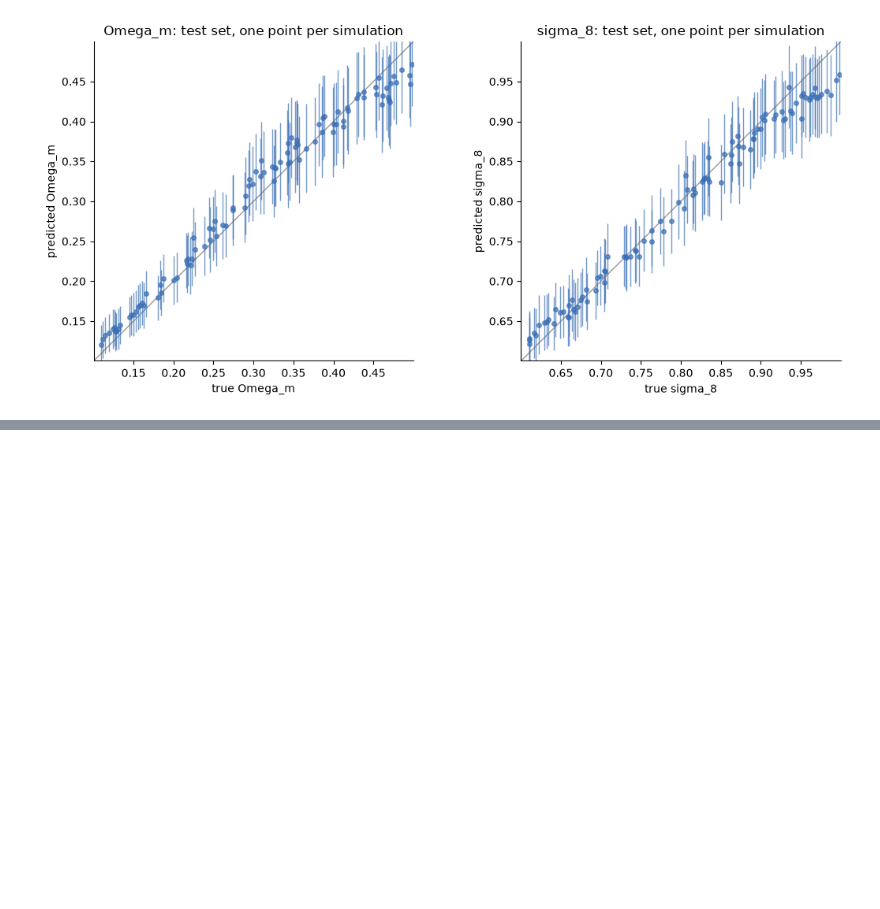
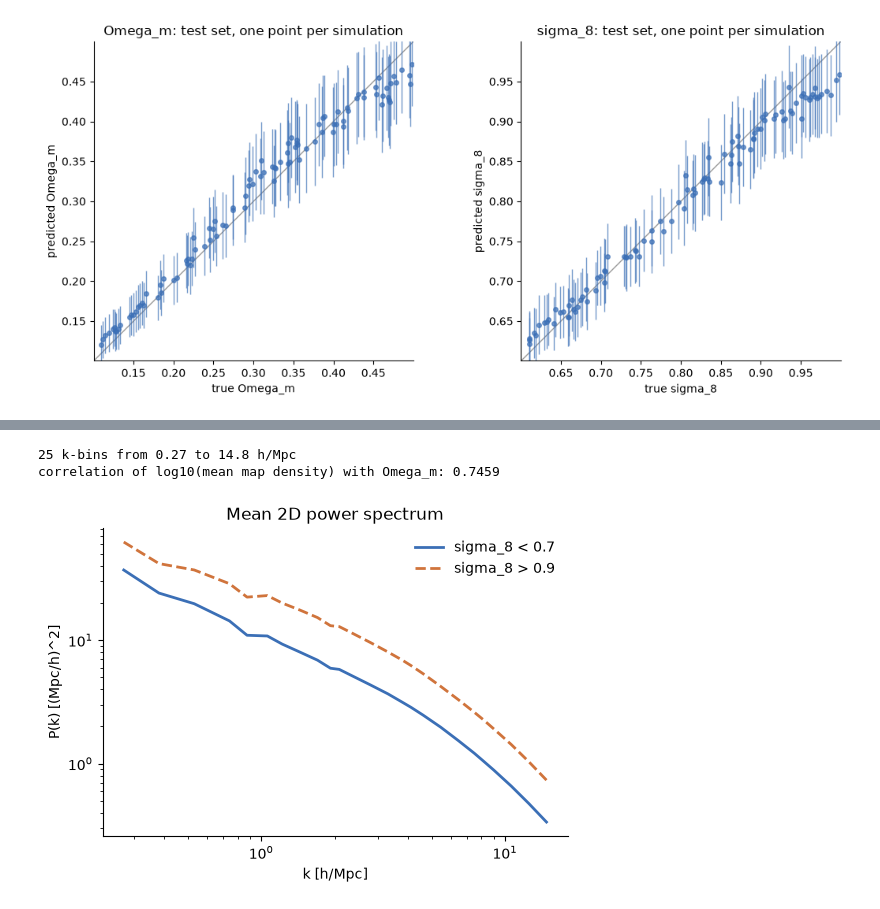
Before and after one commit to irisgnr/COMP2026, a Jupyter notebook: agentic/09_CNN/cosmo_CNN.ipynb, the cells around one changed output, grey strips where cells are left out. Drawn from its saved outputs; the diff is of its cells as text; code cells hidden in the pictures; blank space fills up the shorter version.

```diff
--- a/agentic/09_CNN/cosmo_CNN.ipynb
+++ b/agentic/09_CNN/cosmo_CNN.ipynb
@@ -302,0 +309,57 @@ sigma_8: truth 0.800 | mean prediction 0.6113 | scatter between maps 0.0117 | me
+# %%
+# ---- 2D matter power spectrum of every map ----
+BOX   = 25.0                       # CAMELS box size in Mpc/h (the maps are 256 px across)
+k_f   = 2 * np.pi / BOX            # fundamental mode, ~0.25 h/Mpc
+K_NYQ = np.pi * 128 / BOX          # Nyquist frequency of the 128x128 maps the CNN sees, ~16 h/Mpc
+CUTOFFS = [1.0, 2.0, 4.0, 8.0, K_NYQ]   # k_max values (h/Mpc) for the scale-cutoff test
+
+# |k| of every pixel in Fourier space, and log-spaced bins from k_f to K_NYQ (cutoffs are bin edges)
+n = np.fft.fftfreq(256) * 256
+kmag = np.sqrt(n[:, None]**2 + n[None, :]**2).ravel() * k_f
+edges = np.unique(np.concatenate([np.geomspace(0.999 * k_f, K_NYQ, 26), CUTOFFS]))
+bin_of = np.digitize(kmag, edges) - 1               # k=0 and k>K_NYQ fall outside the bins
+inside = (bin_of >= 0) & (bin_of < len(edges) - 1)
+onehot = np.zeros((kmag.size, len(edges) - 1))
+onehot[np.where(inside)[0], bin_of[inside]] = 1
+counts = onehot.sum(0)
+keep = counts > 0                                   # the lowest-k log bins can contain no modes
+W = onehot[:, keep] / counts[keep]                  # averaging matrix: pixel |delta_k|^2 -> bin average
+k_hi = edges[1:][keep]                              # upper edge of each kept bin
+k_mid = np.sqrt(edges[:-1] * edges[1:])[keep]
+
+PK_FILE = "pk_features.npz"                         # cached: reading all 15000 maps takes a minute or two
+cached = os.path.exists(PK_FILE) and np.array_equal(np.load(PK_FILE)["edges"], edges)
+if cached:
+    d = np.load(PK_FILE); log_pk, log_mean = d["log_pk"], d["log_mean"]
+else:
+    t0 = time.time()
+    log_pk, log_mean = np.empty((len(maps), keep.sum())), np.empty(len(maps))
+    for i in range(0, len(maps), CHUNK):
+        c = np.asarray(maps[i:i+CHUNK], dtype=np.float64)
+        mean = c.mean(axis=(1, 2))
+        delta = c / mean[:, None, None] - 1                       # overdensity field
+        P = np.abs(np.fft.fft2(delta)) ** 2 * BOX**2 / 256**4      # P(k) in (Mpc/h)^2
+        log_pk[i:i+len(c)] = np.log10(P.reshape(len(c), -1) @ W)
+        log_mean[i:i+len(c)] = np.log10(mean)
+    np.savez(PK_FILE, log_pk=log_pk, log_mean=log_mean, edges=edges)
+    print(f"computed P(k) for {len(maps)} maps in {time.time()-t0:.0f}s")
+print(f"{keep.sum()} k-bins from {k_mid[0]:.2f} to {k_mid[-1]:.1f} h/Mpc")
+
+# The mean density of a total-matter map is proportional to Omega_m (mean density = Omega_m * rho_crit * depth),
+# so a map hands Omega_m over almost for free. P(k) of the overdensity throws that away, so we test both.
+print(f"correlation of log10(mean map density) with Omega_m: {np.corrcoef(log_mean, labels[:, 0])[0, 1]:.4f}")
+
+# Sanity check: P(k) should rise with sigma_8 (amplitude of fluctuations)
+lo8, hi8 = labels[:, 1] < 0.7, labels[:, 1] > 0.9
+fig, ax = plt.subplots(figsize=(6, 4))
+ax.loglog(k_mid, 10 ** log_pk[lo8].mean(0), color="#3b6fb6", lw=2, label="sigma_8 < 0.7")
+ax.loglog(k_mid, 10 ** log_pk[hi8].mean(0), color="#d0743c", lw=2, ls="--", label="sigma_8 > 0.9")
+ax.set_xlabel("k [h/Mpc]"); ax.set_ylabel("P(k) [(Mpc/h)^2]"); ax.set_title("Mean 2D power spectrum")
+ax.legend(frameon=False)
+for side in ("top", "right"):
+    ax.spines[side].set_visible(False)
+plt.show()
+# %% [output]
+25 k-bins from 0.27 to 14.8 h/Mpc
+correlation of log10(mean map density) with Omega_m: 0.7459
+[figure, added]
```
Also changed, not shown: parts of 19 cells of this notebook, 29 other files.
